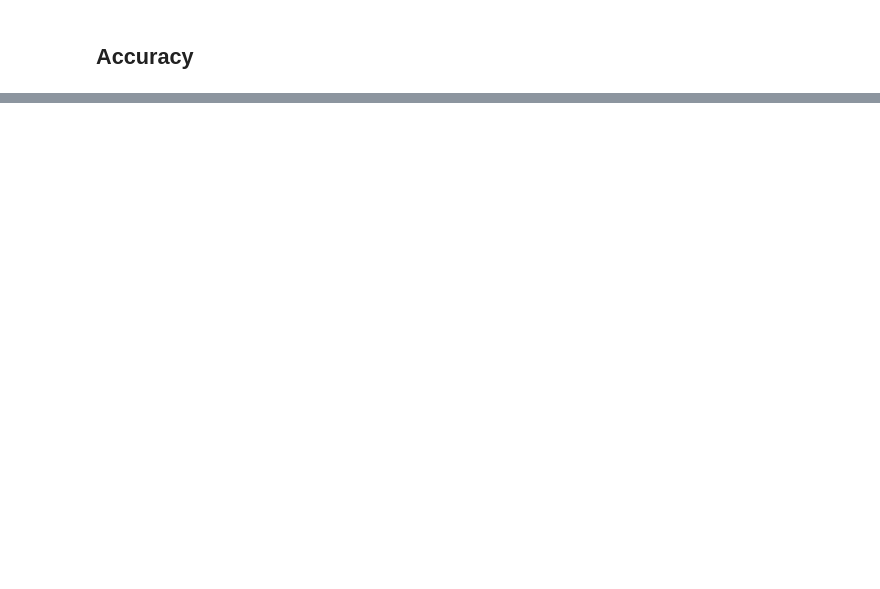
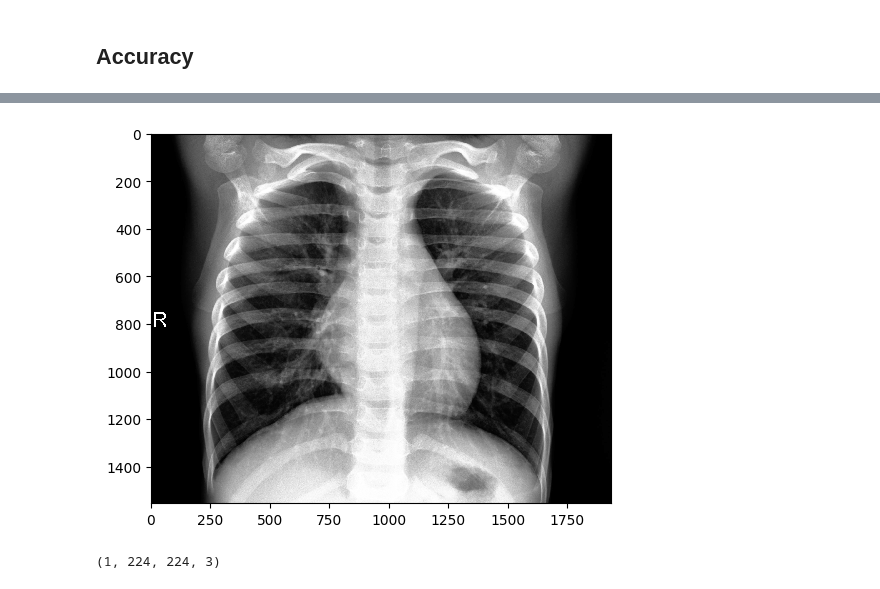
Before and after one commit to Tbharvesh/DeepLearningProject, a Jupyter notebook: Copy_of_DL_Project.ipynb, the cells around one changed output, grey strips where cells are left out. Drawn from its saved outputs; the diff is of its cells as text; code cells hidden in the pictures; blank space fills up the shorter version.

```diff
--- a/Copy_of_DL_Project.ipynb
+++ b/Copy_of_DL_Project.ipynb
@@ -203,0 +232,15 @@ Val accuracy : 93.9393937587738 %
+# %%
+img2 = cv2.imread('/content/drive/MyDrive/Covid19-dataset/test/Normal/0119.jpeg')
+img2 = cv2.resize(img2,(224,224))
+img2_array = np.array(img2)
+
+from tensorflow.keras.preprocessing import image
+img2 = image.load_img('/content/drive/MyDrive/Covid19-dataset/test/Normal/0119.jpeg')
+plt.imshow(img2,interpolation='nearest')
+plt.show()
+
+img2_array = img2_array.reshape(1,224,224,3)
+img2_array.shape
+# %% [output]
+[figure, added]
+(1, 224, 224, 3)
```
Also changed, not shown: parts of 11 cells of this notebook.
